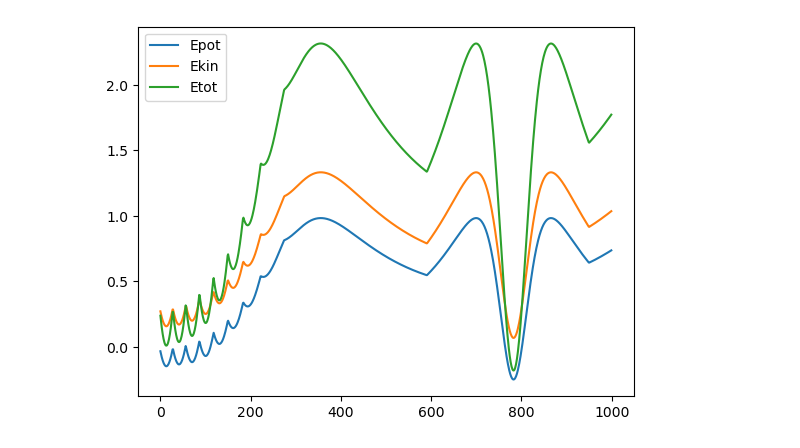
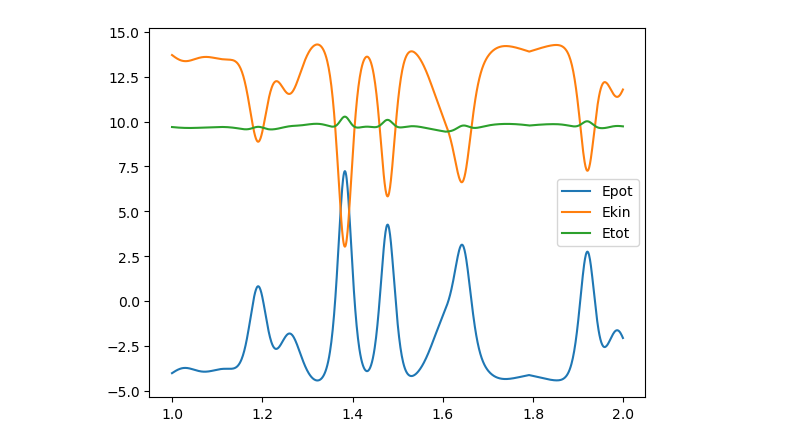
Before and after one commit to beevus77/physics514, a Jupyter notebook: HW_LJ/plots.ipynb, the cells around one changed output. Saved outputs shown, nothing was run; the diff lists cells and outputs as text; code cells hidden in the pictures.

```diff
--- a/HW_LJ/plots.ipynb
+++ b/HW_LJ/plots.ipynb
@@ -13,10 +18,10 @@ plt.show()
 # %%
 df_energy_small = pd.read_csv("data/verification_small.csv")
 
-plt.plot(df_energy_small['step'], df_energy_small['Epot'], label='Epot')
-plt.plot(df_energy_small['step'], df_energy_small['Ekin'], label='Ekin')
-plt.plot(df_energy_small['step'], df_energy_small['Etot'], label='Etot')
+plt.plot(df_energy_small['step'][1000:2000]*0.001, df_energy_small['Epot'][1000:2000], label='Epot')
+plt.plot(df_energy_small['step'][1000:2000]*0.001, df_energy_small['Ekin'][1000:2000], label='Ekin')
+plt.plot(df_energy_small['step'][1000:2000]*0.001, df_energy_small['Etot'][1000:2000], label='Etot')
 plt.legend()
 plt.show()
 # %% [output]
-[figure, old version]
+[figure, new version]
```
Also changed, not shown: parts of 3 cells of this notebook, 5 other files.
